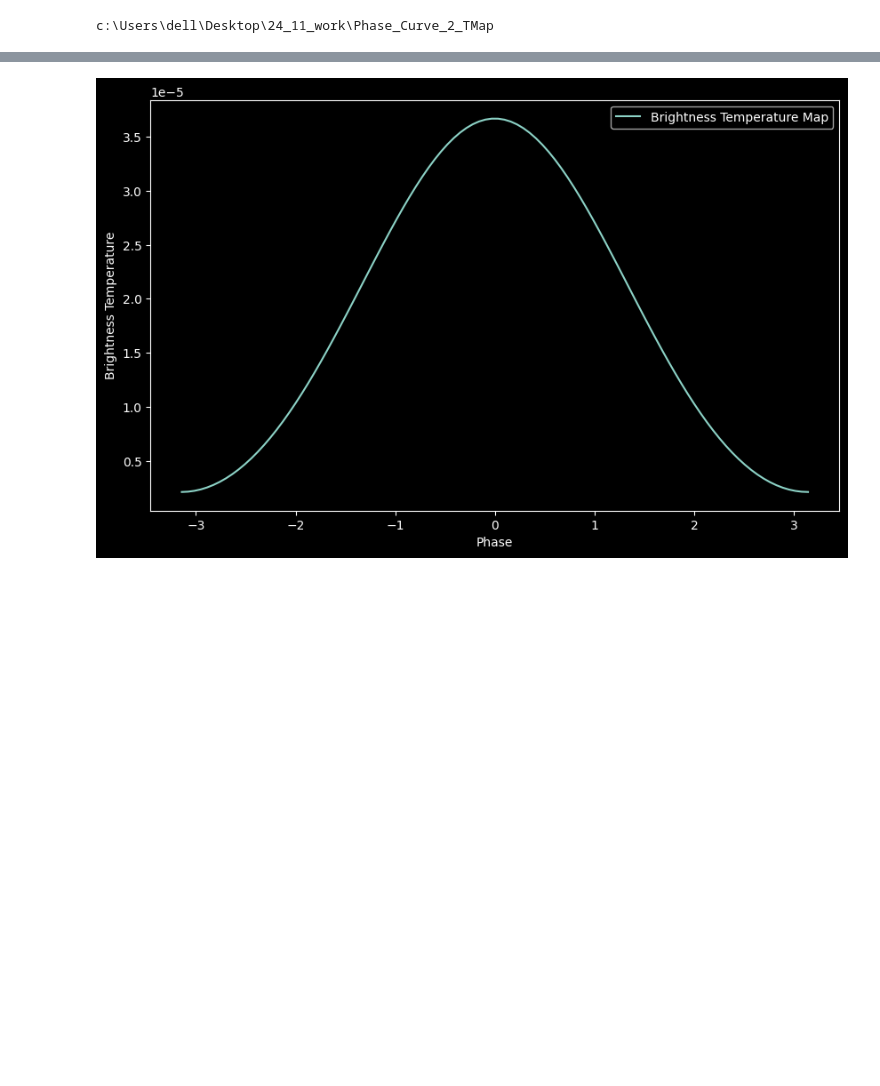
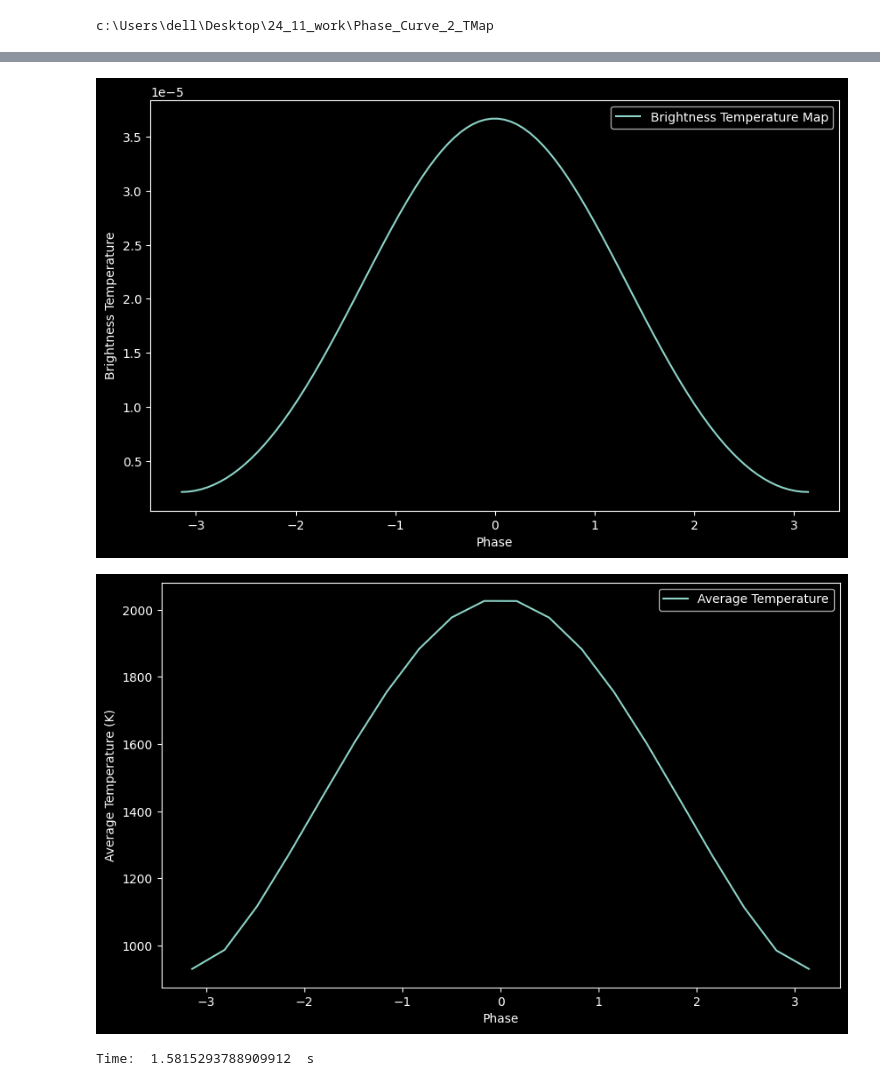
Before and after one commit to lhlphy/Phase_curve_To_TMap, a Jupyter notebook: source/TMap.ipynb, the cells around one changed output, grey strips where cells are left out. Cells and saved outputs as stored; diff of their text form; code cells hidden in the pictures; blank space fills up the shorter version.

```diff
--- a/source/TMap.ipynb
+++ b/source/TMap.ipynb
@@ -2,6 +2,7 @@
 import numpy as np # type: ignore
 import matplotlib.pyplot as plt # type: ignore
 import scipy  # type: ignore
+from scipy.integrate import quad # type: ignore
 import pandas as pd # type: ignore
 import os
 
@@ -44,6 +45,19 @@ class PHASE_CURVE:  # Phase Curve Class
             # self.pl_eqT = row_data['pl_eqt']  # K, fully redistribution, planet equilibrium Temperature [K] (from database)
             self.pl_eqT = self.Stellar_T * np.sqrt(self.Rs / 2 /self.semi_axis)  # from theoretical calculation
 
+    class OBS_PARS: # Observation Parameters Class, stores the parameters of the observation
+        def __init__(self, lambda_range, **kwargs):
+            # kwargs list:
+            #   instrument, exposure_time, observation_time, filter, etc.
+            self.lam_min = lambda_range[0] # minimum wavelength of the observation
+            self.lam_max = lambda_range[1] # maximum wavelength of the observation
+
+            self.instrument = kwargs.get('instrument', 'null') # name of the instrument
+            self.filter = kwargs.get('filter', 'null') # filter of the observation
+            self.exposure_time = kwargs.get('exposure_time', np.nan) # exposure time of the observation
+            self.observation_time = kwargs.get('observation_time', np.nan) # observation time of the observation
+
+
     def __init__(self, x_data, y_data):
         # Initialization of Phase Curve Class
         self.phase = x_data # orbital phase data
@@ -51,8 +65,9 @@ class PHASE_CURVE:  # Phase Curve Class
         self.type = "Phase Curve" # type of data
 
         popt, pcov = scipy.optimize.curve_fit(fit_function, self.phase, self.contrast_ratio) # fitting the phase curve
-        self.Fits = self.FITS(self, *popt, pcov) # storing the fitting parameters
-        self.Sys_Pars = self.SYS_PARS(733 - 98)
+        self.Fits = self.FITS(self, *popt, pcov) # storing the fitting parameters, Initialize the FITS class
+        self.Sys_Pars = self.SYS_PARS(733 - 98) # storing the astronomy parameters, Initialize the SYS_PARS class
+        self.Obs_Pars = self.OBS_PARS([2.4 *1e-6, 4 *1e-6]) # storing the observation parameters, Initialize the OBS_PARS class
 
 
     def Plot(self):  # Plotting Function
@@ -88,17 +157,25 @@ class TO_MAP:  # TMap Class
 # %%
+import time
+t1 = time.time()
 # Load the phase curve data from .txt file
 file_path = './data/pc_theory.txt'
 data = np.loadtxt(file_path, delimiter=',')  # load the data from .txt file
 # data按照第一列从小到大排序
 data = data[data[:, 0].argsort()]  # sort the data by phase
 x_data = (data[:, 0] - 0.5) * 2 * np.pi  # phase data
 y_data = data[:, 1] * 1e-6  # contrast ratio data
 phase_curve = PHASE_CURVE(x_data, y_data)  # Create a Phase Curve object
 phase_curve.Plot()  # Plot the Phase Curve
 
 # convert the phase curve to a brightness temperature map
 tmap = TO_MAP(phase_curve)
 tmap.Plot()  # Plot the Brightness Temperature Map
+tmap.PlotT()  # Plot the Average Temperature Curve
+
+t2 = time.time()
+print('Time: ', t2-t1, ' s')
 # %% [output]
 [figure]
 [figure]
+[figure, added]
+Time:  1.5815293788909912  s
```
Also changed, not shown: parts of 1 cell of this notebook, 1 other file.
